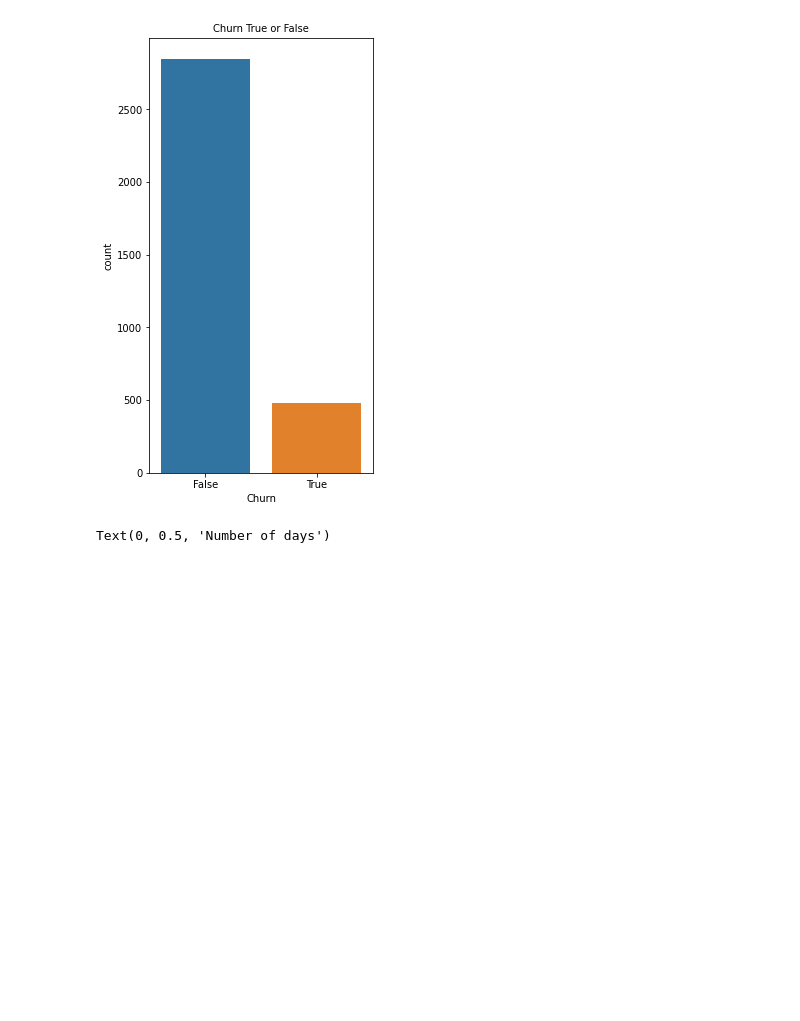
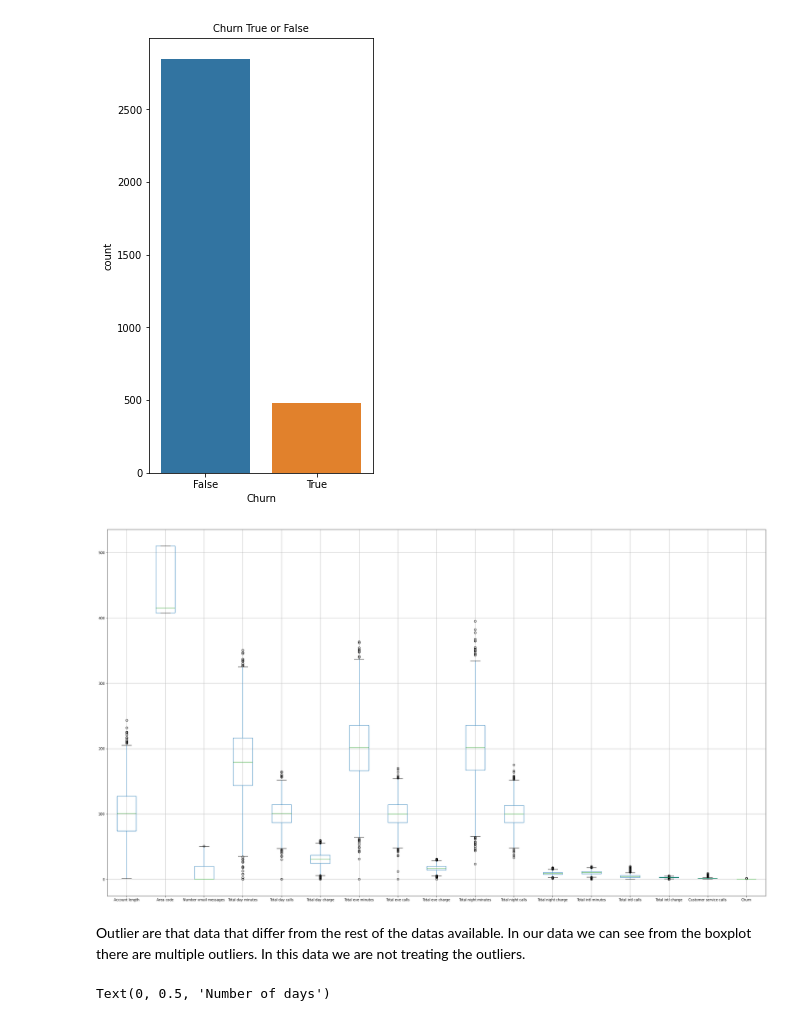
Before and after one commit to pi-mishra/Telecom_churn_eda, a Jupyter notebook: Telecom_Churn_Analysis_(Piyush)_Capstone_Project.ipynb, the cells around one changed output. Saved outputs shown, nothing was run; the diff lists cells and outputs as text; code cells hidden in the pictures; blank space fills up the shorter version.

```diff
--- a/Telecom_Churn_Analysis_(Piyush)_Capstone_Project.ipynb
+++ b/Telecom_Churn_Analysis_(Piyush)_Capstone_Project.ipynb
@@ -159,4 +159,11 @@ plt.title('Churn True or False', size=10)
 plt.show()
 # %% [output]
 [figure]
+# %%
+#checking the outliers
+boxplot=df.boxplot(figsize=(35,20))
+# %% [output]
+[figure, added]
+# %% [markdown]
+Outlier are that data that differ from the rest of the datas available. In our data we can see from the boxplot there are multiple outliers. In this data we are not treating the outliers.
 # %%
```
Also changed, not shown: parts of 17 cells of this notebook.
